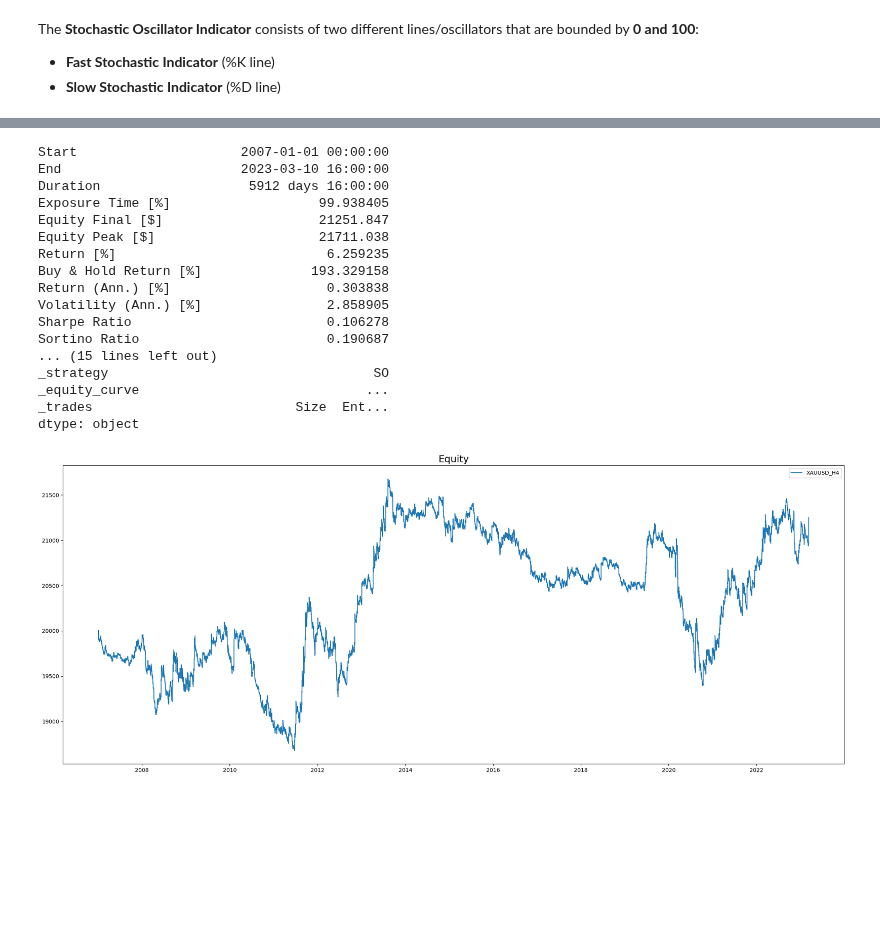
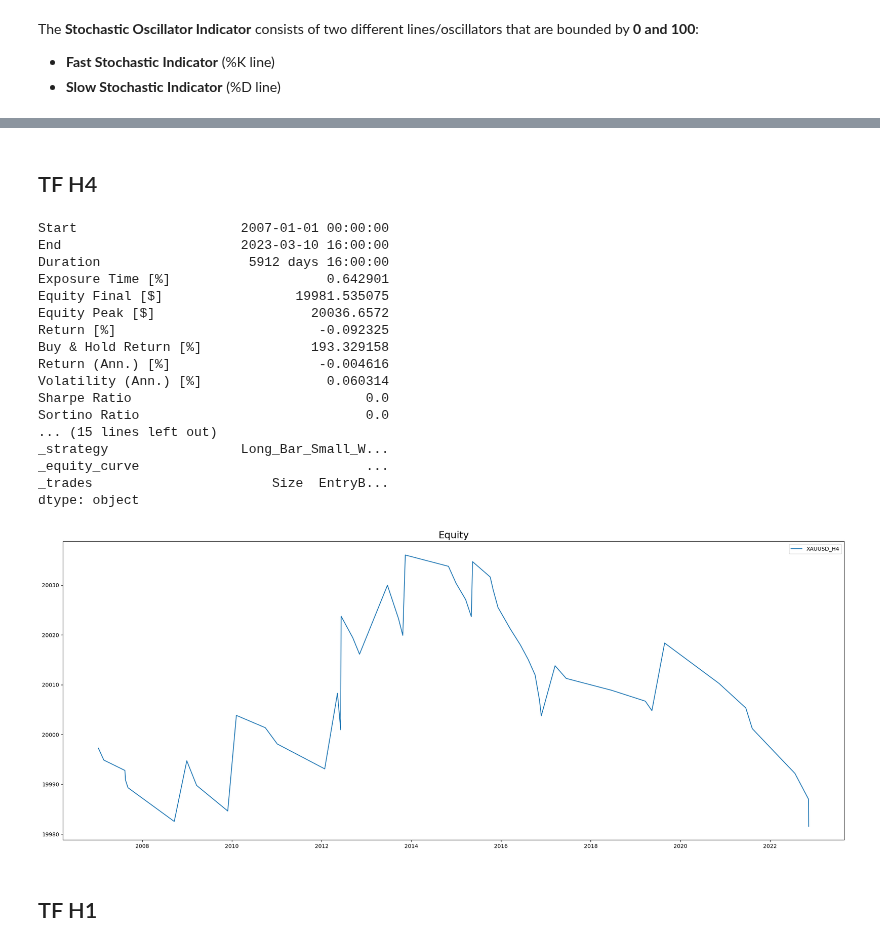
Before and after one commit to Kittipong91/XAUUSD_algorithmic_trading, a Jupyter notebook: Technical_Strategy/Strategy+12+-+StochasticOsc/Strategy+12+-+StochasticOsc - Backtesting.ipynb, the cells around one changed output, grey strips where cells are left out. Saved outputs shown, nothing was run; the diff lists cells and outputs as text; code cells hidden in the pictures; blank space fills up the shorter version.

```diff
--- a/Technical_Strategy/Strategy+12+-+StochasticOsc/Strategy+12+-+StochasticOsc - Backtesting.ipynb
+++ b/Technical_Strategy/Strategy+12+-+StochasticOsc/Strategy+12+-+StochasticOsc - Backtesting.ipynb
@@ -95,2 +43,4 @@ class SO(Strategy):
+# %%
+strategy = StochasticOSC
 # %%
 account_size = 20000
@@ -97,26 +77,31 @@ account_size = 20000
+# %% [markdown]
+## TF H4
 # %%
-bt = Backtest(XAUUSD['H4'], SO, cash=account_size, margin=1/2000, )
-result = bt.run()
-result
+Backtest_H4 = Backtest(XAUUSD['H4'], strategy,
+                       cash=account_size, margin=1/2000, )
+result_H4 = Backtest_H4.run()
+result_H4
 # %% [output]
 Start                     2007-01-01 00:00:00
 End                       2023-03-10 16:00:00
 Duration                   5912 days 16:00:00
-Exposure Time [%]                   99.938405
-Equity Final [$]                    21251.847
-Equity Peak [$]                     21711.038
-Return [%]                           6.259235
+Exposure Time [%]                    0.642901
+Equity Final [$]                 19981.535075
+Equity Peak [$]                    20036.6572
+Return [%]                          -0.092325
 Buy & Hold Return [%]              193.329158
-Return (Ann.) [%]                    0.303838
-Volatility (Ann.) [%]                2.858905
-Sharpe Ratio                         0.106278
-Sortino Ratio                        0.190687
+Return (Ann.) [%]                   -0.004616
+Volatility (Ann.) [%]                0.060314
+Sharpe Ratio                              0.0
+Sortino Ratio                             0.0
 ... (15 lines left out)
-_strategy                                  SO
+_strategy                 Long_Bar_Small_W...
 _equity_curve                             ...
-_trades                          Size  Ent...
+_trades                       Size  EntryB...
 dtype: object
 # %%
-plot_return_trades(result['_trades'], 'XAUUSD_H4' , account_size)
+plot_equity_trades(result_H4['_trades'], 'XAUUSD_H4' , account_size)
 # %% [output]
-[figure, old version]
+[figure, new version]
+# %% [markdown]
+## TF H1
```
Also changed, not shown: parts of 23 cells of this notebook, 10 other files.
